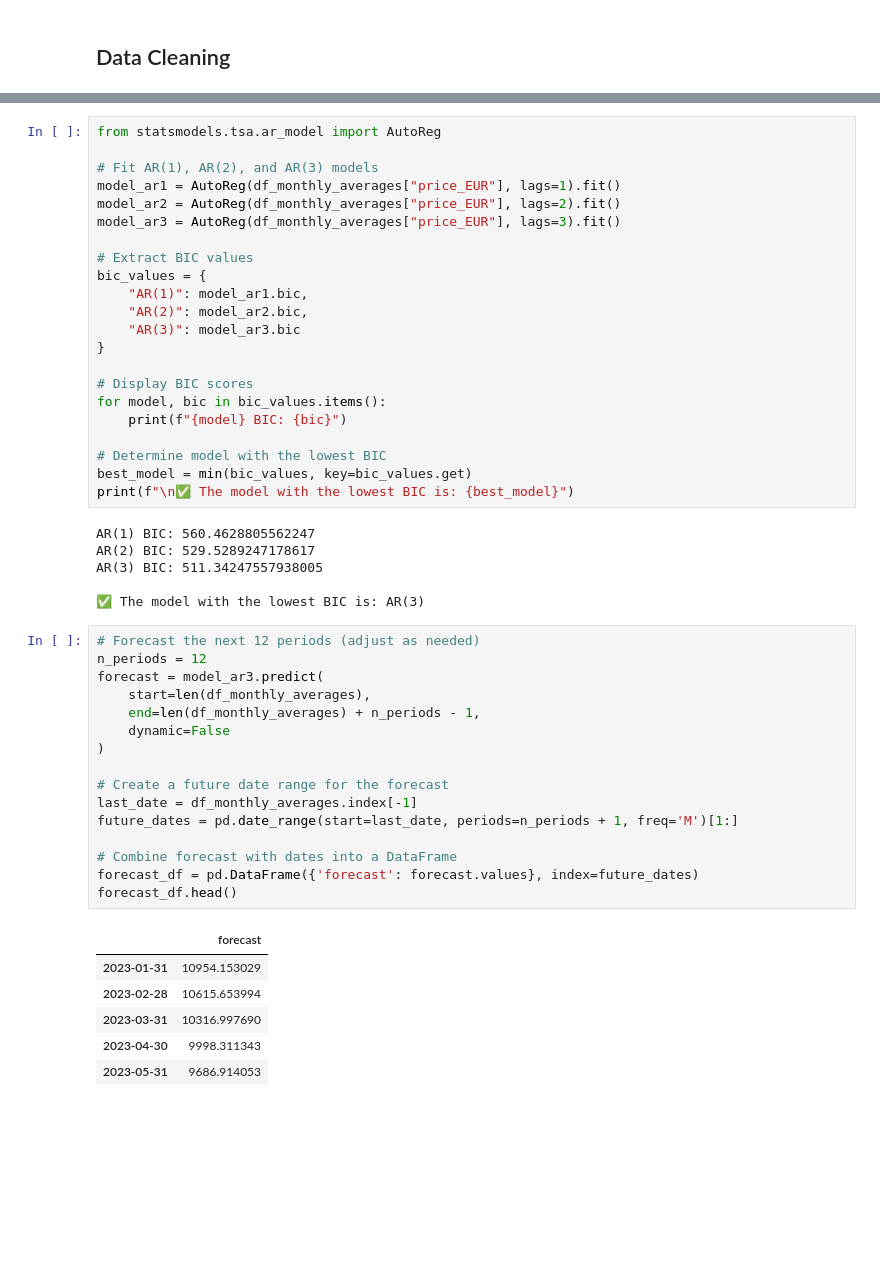
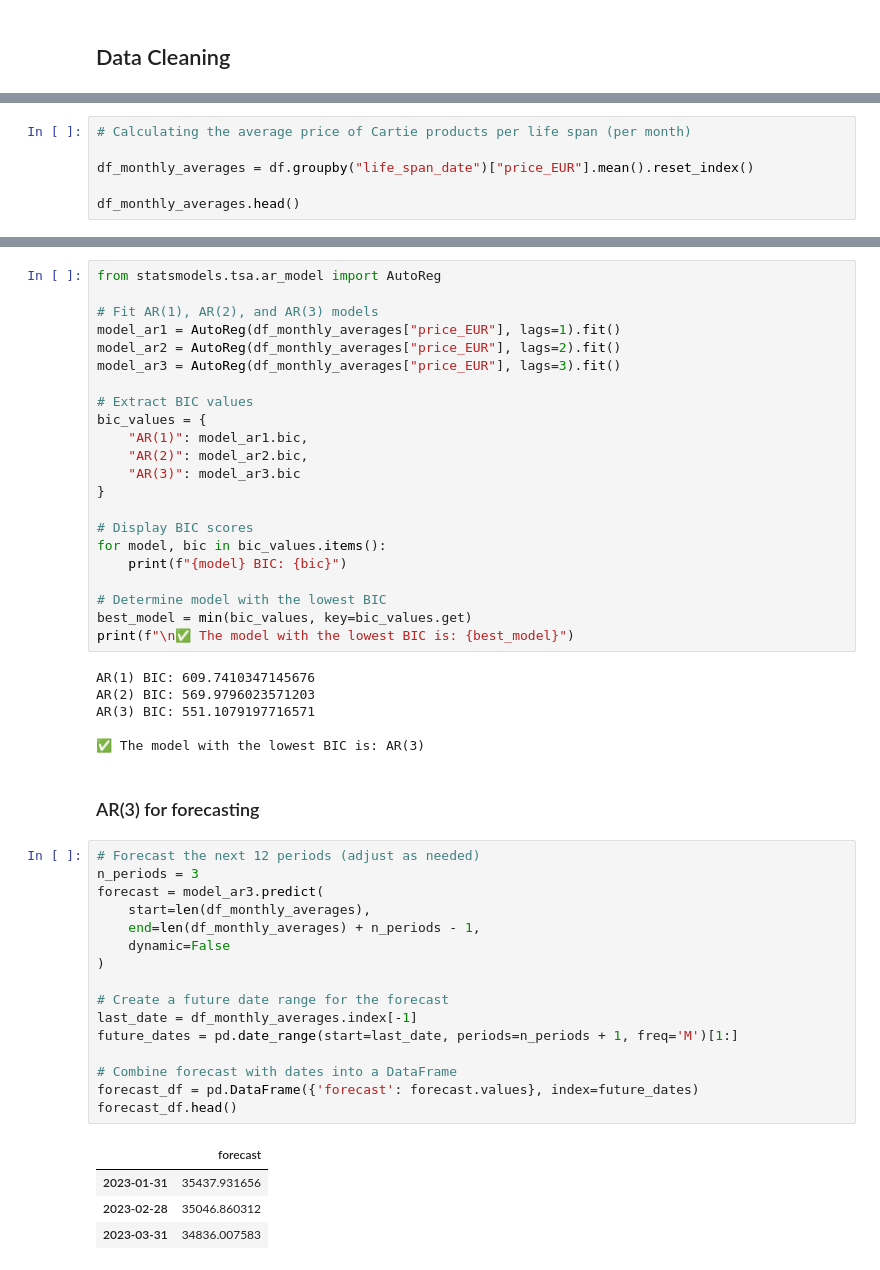
Before and after one commit to maltestaab/Business-Data-Management, a Jupyter notebook: chanel-business-case/Chanel_Code/chanel.ipynb, the cells around one changed output, grey strips where cells are left out. Drawn from its saved outputs; the diff is of its cells as text; blank space fills up the shorter version.

```diff
--- a/chanel-business-case/Chanel_Code/chanel.ipynb
+++ b/chanel-business-case/Chanel_Code/chanel.ipynb
@@ -301,0 +289,6 @@ Critical Value (10%): -2.6231583472057074
+# %%
+# Calculating the average price of Cartie products per life span (per month)
+
+df_monthly_averages = df.groupby("life_span_date")["price_EUR"].mean().reset_index()
+
+df_monthly_averages.head()
@@ -353,34 +413,34 @@ for model, bic in bic_values.items():
 best_model = min(bic_values, key=bic_values.get)
 print(f"\n✅ The model with the lowest BIC is: {best_model}")
 # %% [output]
-AR(1) BIC: 560.4628805562247
-AR(2) BIC: 529.5289247178617
-AR(3) BIC: 511.34247557938005
+AR(1) BIC: 609.7410347145676
+AR(2) BIC: 569.9796023571203
+AR(3) BIC: 551.1079197716571
 
 ✅ The model with the lowest BIC is: AR(3)
+# %% [markdown]
+### AR(3) for forecasting
 # %%
 # Forecast the next 12 periods (adjust as needed)
-n_periods = 12
+n_periods = 3
 forecast = model_ar3.predict(
     start=len(df_monthly_averages),
     end=len(df_monthly_averages) + n_periods - 1,
     dynamic=False
 )
 
 # Create a future date range for the forecast
 last_date = df_monthly_averages.index[-1]
 future_dates = pd.date_range(start=last_date, periods=n_periods + 1, freq='M')[1:]
 
 # Combine forecast with dates into a DataFrame
 forecast_df = pd.DataFrame({'forecast': forecast.values}, index=future_dates)
 forecast_df.head()
 # %% [output]
 |  | forecast |
-| 2023-01-31 | 10954.153029 |
-| 2023-02-28 | 10615.653994 |
-| 2023-03-31 | 10316.997690 |
-| 2023-04-30 | 9998.311343 |
-| 2023-05-31 | 9686.914053 |
+| 2023-01-31 | 35437.931656 |
+| 2023-02-28 | 35046.860312 |
+| 2023-03-31 | 34836.007583 |
 # %%
 import matplotlib.pyplot as plt
 
```
Also changed, not shown: parts of 57 cells of this notebook, 3 other files.
